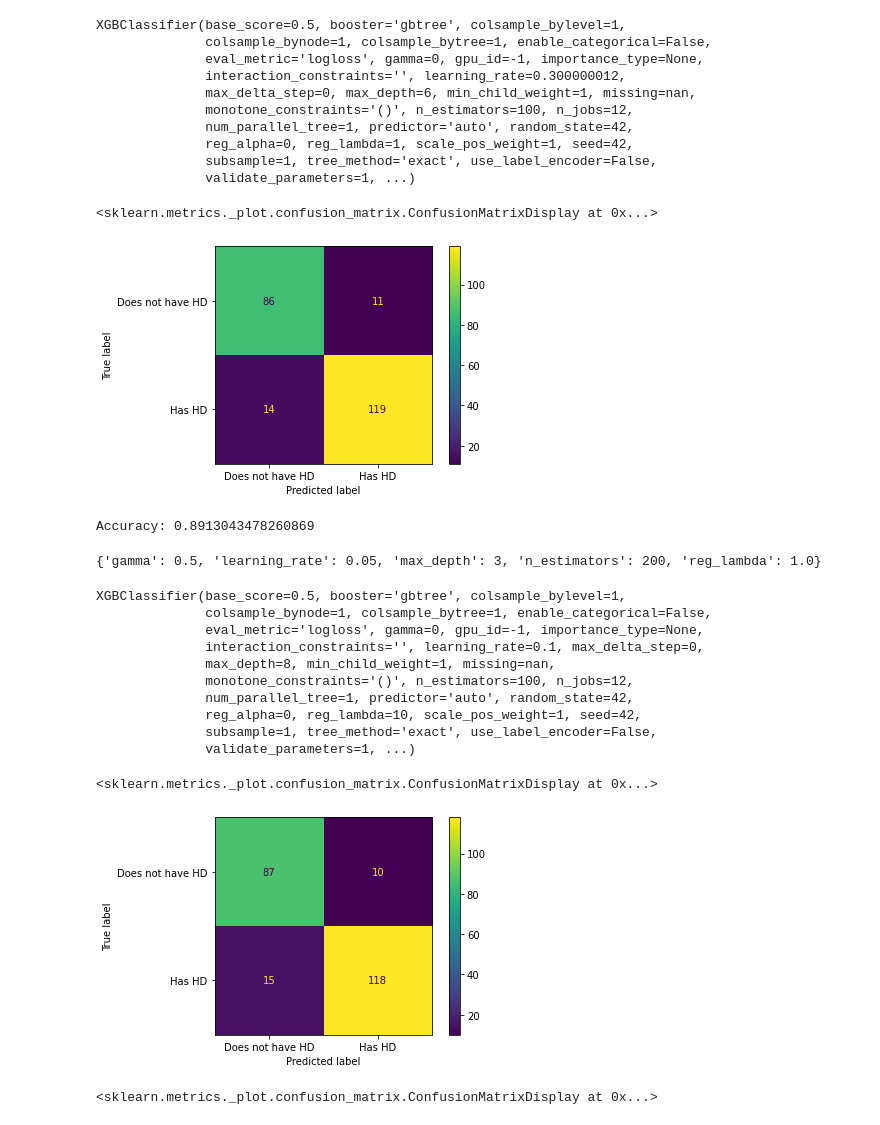
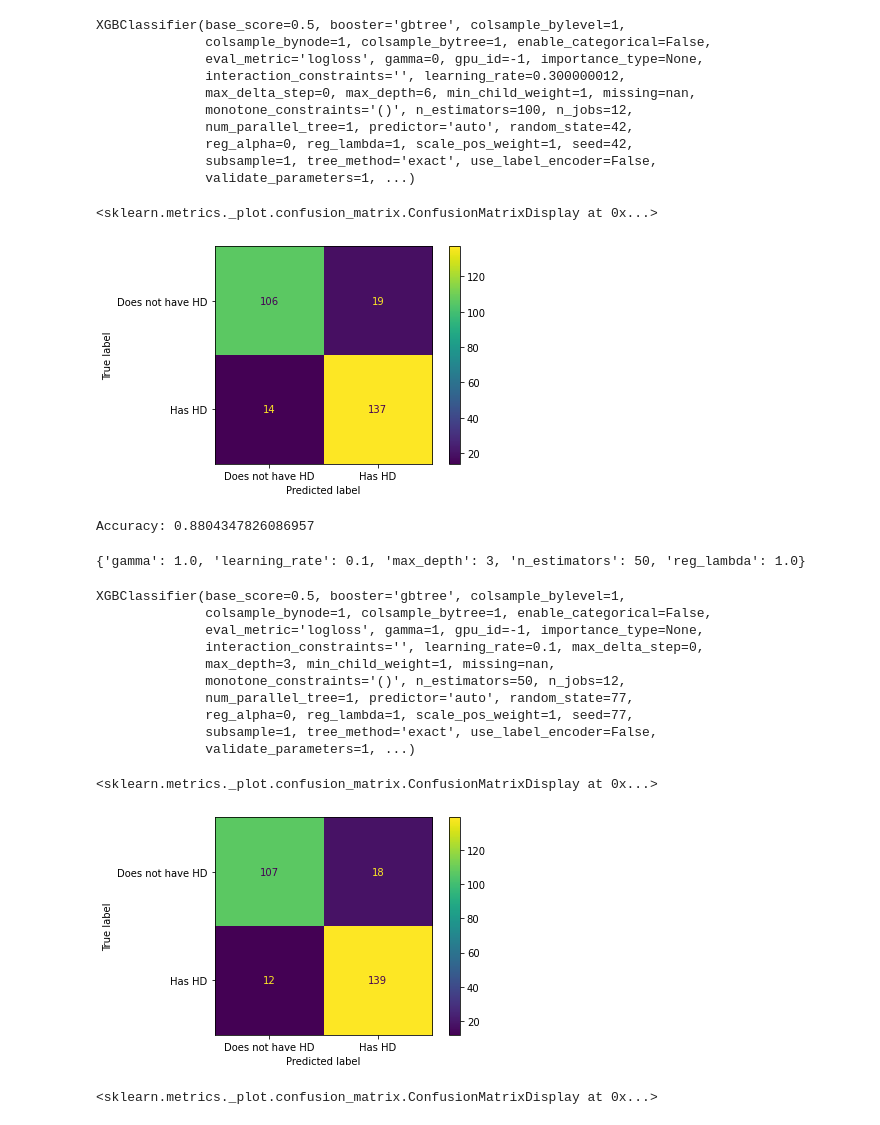
Before and after one commit to CryptoDataScience/UnfinishedMisc, a Jupyter notebook: Cleveland Clinic - Heart Disease.ipynb, the cells around one changed output. Saved outputs shown, nothing was run; the diff lists cells and outputs as text; code cells hidden in the pictures.

```diff
--- a/Cleveland Clinic - Heart Disease.ipynb
+++ b/Cleveland Clinic - Heart Disease.ipynb
@@ -106,9 +113,12 @@ heartdfencoded.head()
 | 3 | 48 | 0.0 | 138 | 214 | 0 | 108 | 1.5 | 1 | ... |
 | 4 | 54 | 1.0 | 150 | 195 | 0 | 122 | 0.0 | 0 | ... |
 # %%
-X = heartdfencoded.drop('HeartDisease', axis=1).copy() # alternatively: X = df_no_missing.iloc[:,:-1]
-X.head()
+
+##Split up our data
 
 
-y = heartdfencoded['HeartDisease'].copy()
-y.head()
+
+from sklearn.model_selection import train_test_split
+
+# Initial split: 90% train, 10% temporary (for validation and test)
+train_df, test_df = train_test_split(heartdfencoded, test_size=0.3)
@@ -139,2 +141,14 @@ Splitting up our Label, or variable that we are predicting, and the rest of our
 # %%
-y.dtypes
+
+y_train = train_df['HeartDisease']
+y_test = test_df['HeartDisease']
+
+x_train = train_df.drop('HeartDisease', axis=1).copy() # alternatively: X = df_no_missing.iloc[:,:-1]
+
+x_test = test_df.drop('HeartDisease', axis=1).copy()
+
+
+from sklearn.preprocessing import StandardScaler
+scaler = StandardScaler()
+x_train = scaler.fit_transform(x_train)
+x_test = scaler.transform(x_test)
@@ -162,5 +174,5 @@ len(X_train)
 # %%
-X_train, X_test, y_train, y_test = train_test_split(X, y, random_state=77)
+
 
 clf_xgb = xgb.XGBClassifier(objective='binary:logistic',
                             eval_metric="logloss", ## this avoids a warning...
@@ -171,7 +183,7 @@ clf_xgb = xgb.XGBClassifier(objective='binary:logistic',
 ## have ensured that the categorical values are all numeric, we do not expect XGBoost to do label encoding),
 ## so we set use_label_encoder=False
 
-clf_xgb.fit(X_train, y_train)
+clf_xgb.fit(x_train, y_train)
 # %% [output]
 XGBClassifier(base_score=0.5, booster='gbtree', colsample_bylevel=1,
               colsample_bynode=1, colsample_bytree=1, enable_categorical=False,
@@ -184,18 +196,18 @@ XGBClassifier(base_score=0.5, booster='gbtree', colsample_bylevel=1,
               subsample=1, tree_method='exact', use_label_encoder=False,
               validate_parameters=1, ...)
 # %%
-plot_confusion_matrix(clf_xgb, X_test, y_test, display_labels=["Does not have HD", "Has HD"])
+plot_confusion_matrix(clf_xgb, x_test, y_test, display_labels=["Does not have HD", "Has HD"])
 # %% [output]
 <sklearn.metrics._plot.confusion_matrix.ConfusionMatrixDisplay at 0x...>
-[figure, old version]
+[figure, new version]
 # %%
 from sklearn.metrics import accuracy_score
 
-y_pred = clf_xgb.predict(X_test)
+y_pred = clf_xgb.predict(x_test)
 accuracy = accuracy_score(y_test, y_pred)
 print("Accuracy:", accuracy)
 # %% [output]
-Accuracy: 0.8913043478260869
+Accuracy: 0.8804347826086957
 # %%
 ## NOTE: This code takes a few minutes to run, so I've commented it out.
 ## Since I set seed=42, we'll get the same results anyway, and those are
@@ -219,47 +231,38 @@ optimal_params = GridSearchCV(
     cv = 5
 )
 
-optimal_params.fit(X_train, y_train)
+optimal_params.fit(x_train, y_train)
 print(optimal_params.best_params_)
 # %% [output]
-{'gamma': 0.5, 'learning_rate': 0.05, 'max_depth': 3, 'n_estimators': 200, 'reg_lambda': 1.0}
+{'gamma': 1.0, 'learning_rate': 0.1, 'max_depth': 3, 'n_estimators': 50, 'reg_lambda': 1.0}
 # %%
-clf_xgb = xgb.XGBClassifier(seed=42,
+clf_xgb = xgb.XGBClassifier(seed=77,
                         objective='binary:logistic',
                         eval_metric="logloss", ## this avoids a warning...
-                        gamma=0,
+                        gamma=1,
                         learning_rate=0.1,
-                        max_depth=8,
-                        n_estimators=100,
-                        reg_lambda=10,
+                        max_depth=3,
+                        n_estimators=50,
+                        reg_lambda=1,
                         use_label_encoder=False)
-clf_xgb.fit(X_train, y_train)
+clf_xgb.fit(x_train, y_train)
 # %% [output]
 XGBClassifier(base_score=0.5, booster='gbtree', colsample_bylevel=1,
               colsample_bynode=1, colsample_bytree=1, enable_categorical=False,
-              eval_metric='logloss', gamma=0, gpu_id=-1, importance_type=None,
+              eval_metric='logloss', gamma=1, gpu_id=-1, importance_type=None,
               interaction_constraints='', learning_rate=0.1, max_delta_step=0,
-              max_depth=8, min_child_weight=1, missing=nan,
-              monotone_constraints='()', n_estimators=100, n_jobs=12,
-              num_parallel_tree=1, predictor='auto', random_state=42,
-              reg_alpha=0, reg_lambda=10, scale_pos_weight=1, seed=42,
+              max_depth=3, min_child_weight=1, missing=nan,
+              monotone_constraints='()', n_estimators=50, n_jobs=12,
+              num_parallel_tree=1, predictor='auto', random_state=77,
+              reg_alpha=0, reg_lambda=1, scale_pos_weight=1, seed=77,
               subsample=1, tree_method='exact', use_label_encoder=False,
               validate_parameters=1, ...)
 # %%
-clf_xgb = xgb.XGBClassifier(seed=77,
-                        objective='binary:logistic',
-                        eval_metric="logloss", ## this avoids a warning...
-                        gamma=0.5,
-                        learning_rate=0.05,
-                        max_depth=3,
-                        n_estimators=200,
-                        reg_lambda=1,
-                        use_label_encoder=False)
-clf_xgb.fit(X_train, y_train)
-plot_confusion_matrix(clf_xgb, X_test, y_test, display_labels=["Does not have HD", "Has HD"])
+
+plot_confusion_matrix(clf_xgb, x_test, y_test, display_labels=["Does not have HD", "Has HD"])
 # %% [output]
 <sklearn.metrics._plot.confusion_matrix.ConfusionMatrixDisplay at 0x...>
-[figure, old version]
+[figure, new version]
 # %%
 
 clf_xgb = xgb.XGBClassifier(seed=42,
```
Also changed, not shown: parts of 28 cells of this notebook.
